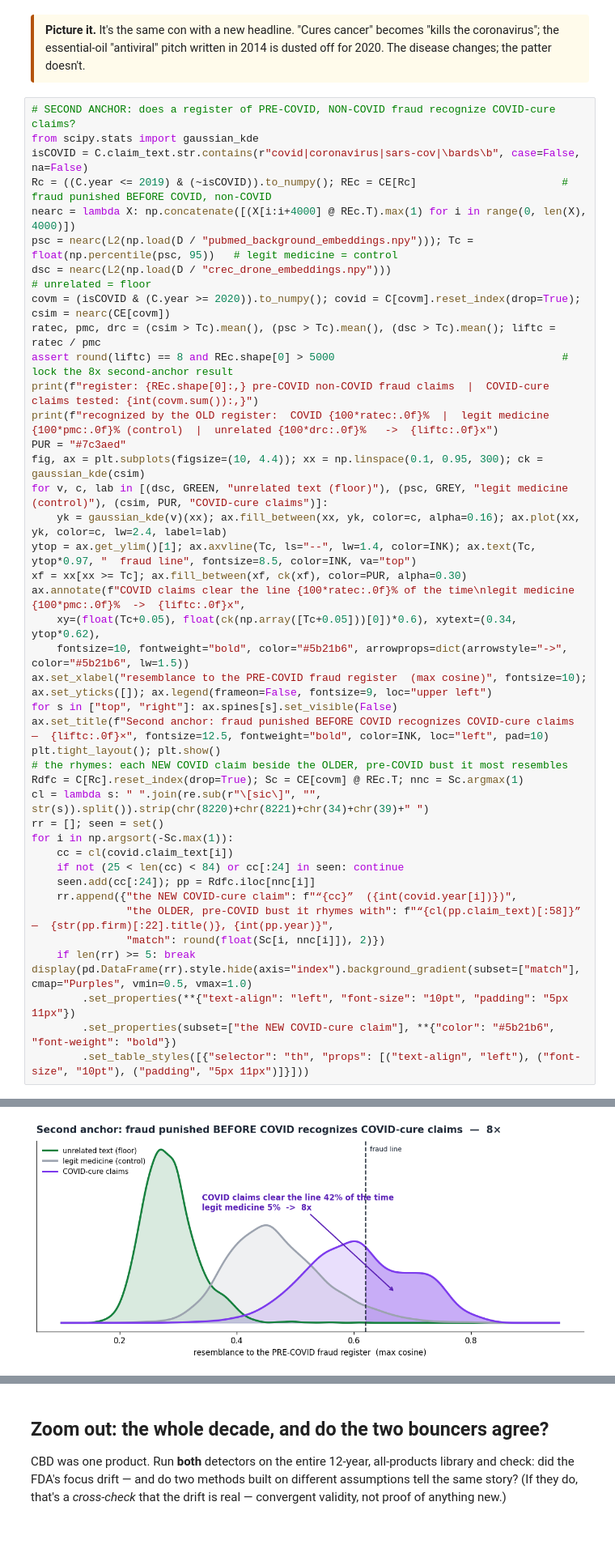
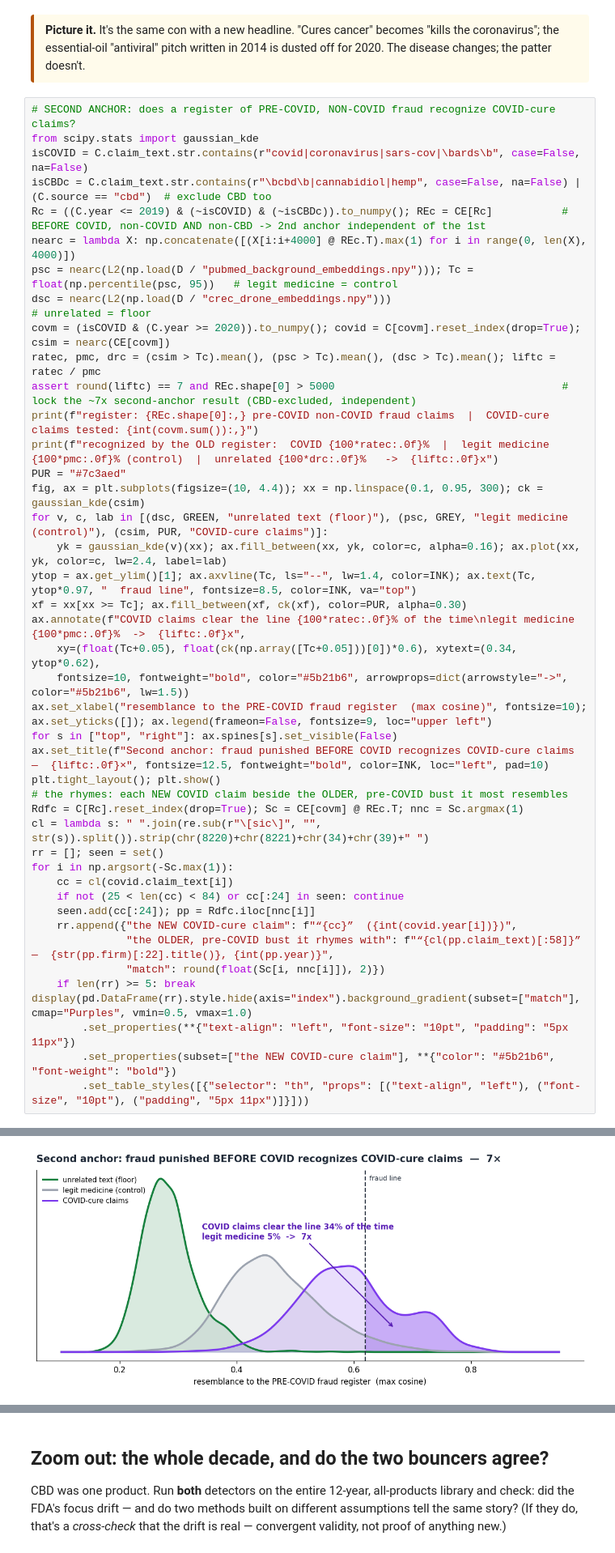
Before and after one commit to jturner-uofl/pycorpdiff, a Jupyter notebook: examples/cbd_fda_drift_showcase.ipynb, the cells around one changed output, grey strips where cells are left out. Shown at 81% size. Cells and saved outputs as stored; diff of their text form.

Commit message:
examples: revision pass — COVID 6.8x (CBD-excluded, independent), p<0.001 (10k perms), null false-alarm w/ CIs, LLM baseline qwen2.5-7b vs gpt-oss-20b

```diff
--- a/examples/cbd_fda_drift_showcase.ipynb
+++ b/examples/cbd_fda_drift_showcase.ipynb
@@ -668,13 +668,14 @@ This is a *harder, different* test than CBD, on purpose. CBD was a brand-**new p
 # SECOND ANCHOR: does a register of PRE-COVID, NON-COVID fraud recognize COVID-cure claims?
 from scipy.stats import gaussian_kde
 isCOVID = C.claim_text.str.contains(r"covid|coronavirus|sars-cov|\bards\b", case=False, na=False)
-Rc = ((C.year <= 2019) & (~isCOVID)).to_numpy(); REc = CE[Rc]                       # fraud punished BEFORE COVID, non-COVID
+isCBDc = C.claim_text.str.contains(r"\bcbd\b|cannabidiol|hemp", case=False, na=False) | (C.source == "cbd")  # exclude CBD too
+Rc = ((C.year <= 2019) & (~isCOVID) & (~isCBDc)).to_numpy(); REc = CE[Rc]           # BEFORE COVID, non-COVID AND non-CBD -> 2nd anchor independent of the 1st
 nearc = lambda X: np.concatenate([(X[i:i+4000] @ REc.T).max(1) for i in range(0, len(X), 4000)])
 psc = nearc(L2(np.load(D / "pubmed_background_embeddings.npy"))); Tc = float(np.percentile(psc, 95))   # legit medicine = control
 dsc = nearc(L2(np.load(D / "crec_drone_embeddings.npy")))                                              # unrelated = floor
 covm = (isCOVID & (C.year >= 2020)).to_numpy(); covid = C[covm].reset_index(drop=True); csim = nearc(CE[covm])
 ratec, pmc, drc = (csim > Tc).mean(), (psc > Tc).mean(), (dsc > Tc).mean(); liftc = ratec / pmc
-assert round(liftc) == 8 and REc.shape[0] > 5000                                    # lock the 8x second-anchor result
+assert round(liftc) == 7 and REc.shape[0] > 5000                                    # lock the ~7x second-anchor result (CBD-excluded, independent)
 print(f"register: {REc.shape[0]:,} pre-COVID non-COVID fraud claims  |  COVID-cure claims tested: {int(covm.sum()):,}")
 print(f"recognized by the OLD register:  COVID {100*ratec:.0f}%  |  legit medicine {100*pmc:.0f}% (control)  |  unrelated {100*drc:.0f}%   ->  {liftc:.0f}x")
 PUR = "#7c3aed"
@@ -712,3 +713,3 @@ recognized by the OLD register:  COVID 42%  |  legit medicine 5% (control)  |  u
-[figure, old version]
+[figure, new version]
 | the NEW COVID-cure claim | the OLDER, pre-COVID bust it rhym... | match |
 | “Natural Antiviral for Covid-19 w... | “Many Essential Oils are highly A... | 0.800000 |
```
Also changed, not shown: parts of 12 cells of this notebook.
